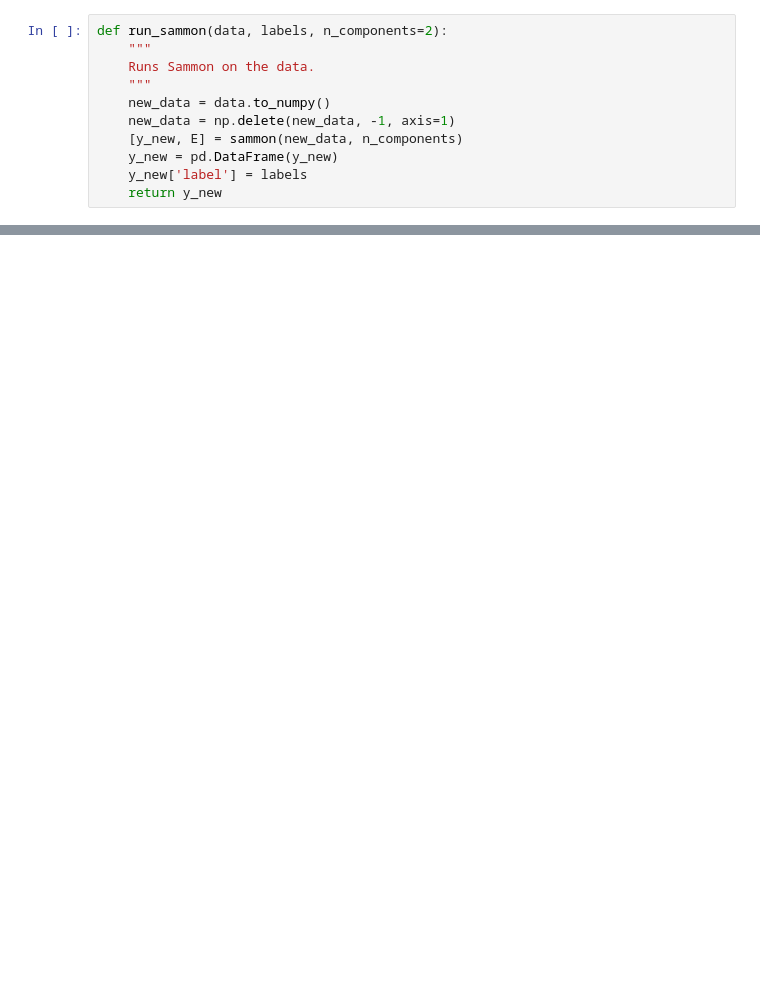
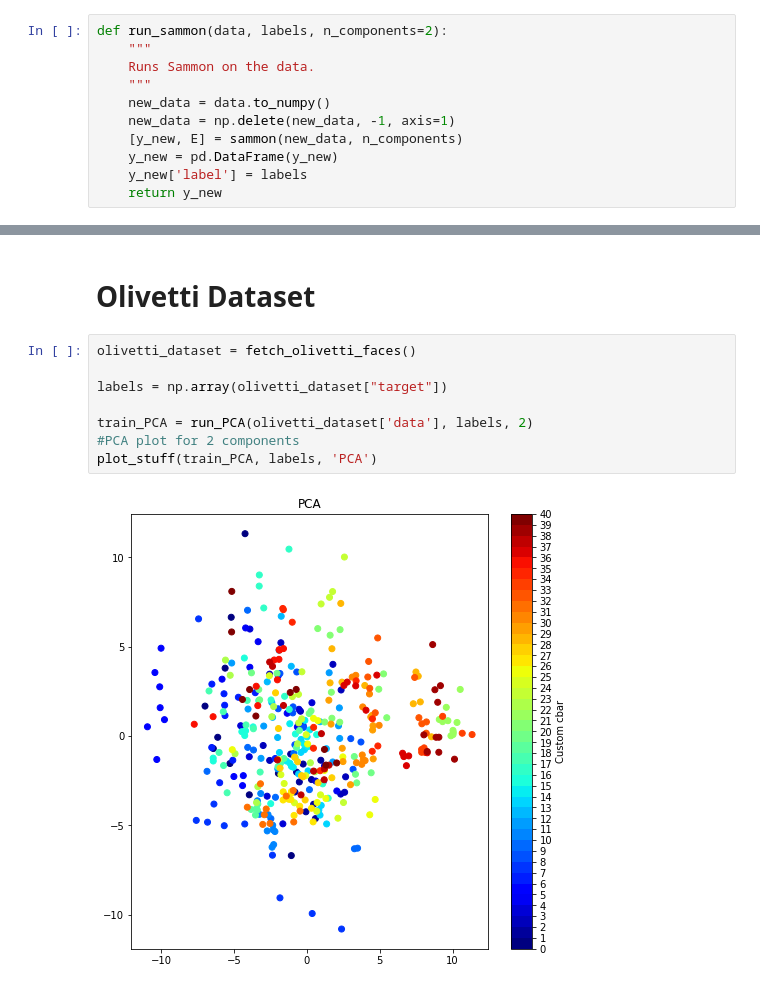
Before and after one commit to tejasvicsr1/t-SNE-Implementation, a Jupyter notebook: main.ipynb, the cells around one changed output, grey strips where cells are left out. Cells and saved outputs as stored; diff of their text form; blank space fills up the shorter version.

```diff
--- a/main.ipynb
+++ b/main.ipynb
@@ -128,0 +101,12 @@ plot_stuff(X_transformed, labels)
+# %% [markdown]
+# Olivetti Dataset
+# %%
+olivetti_dataset = fetch_olivetti_faces()
+
+labels = np.array(olivetti_dataset["target"])
+
+train_PCA = run_PCA(olivetti_dataset['data'], labels, 2)
+#PCA plot for 2 components
+plot_stuff(train_PCA, labels, 'PCA')
+# %% [output]
+[figure, added]
```
Also changed, not shown: parts of 10 cells of this notebook, 2 other files.
